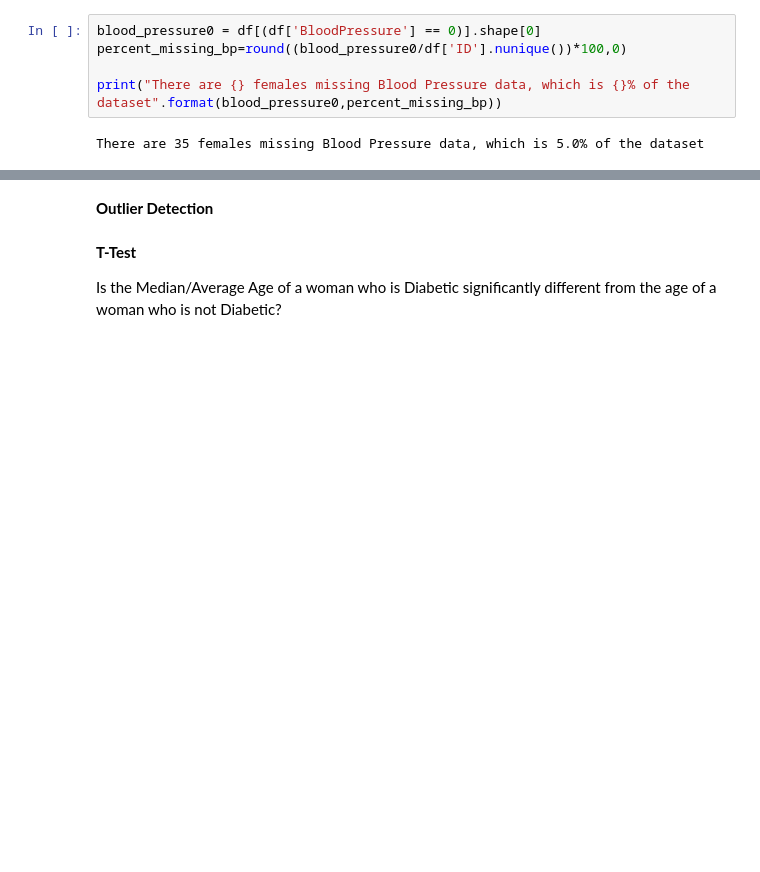
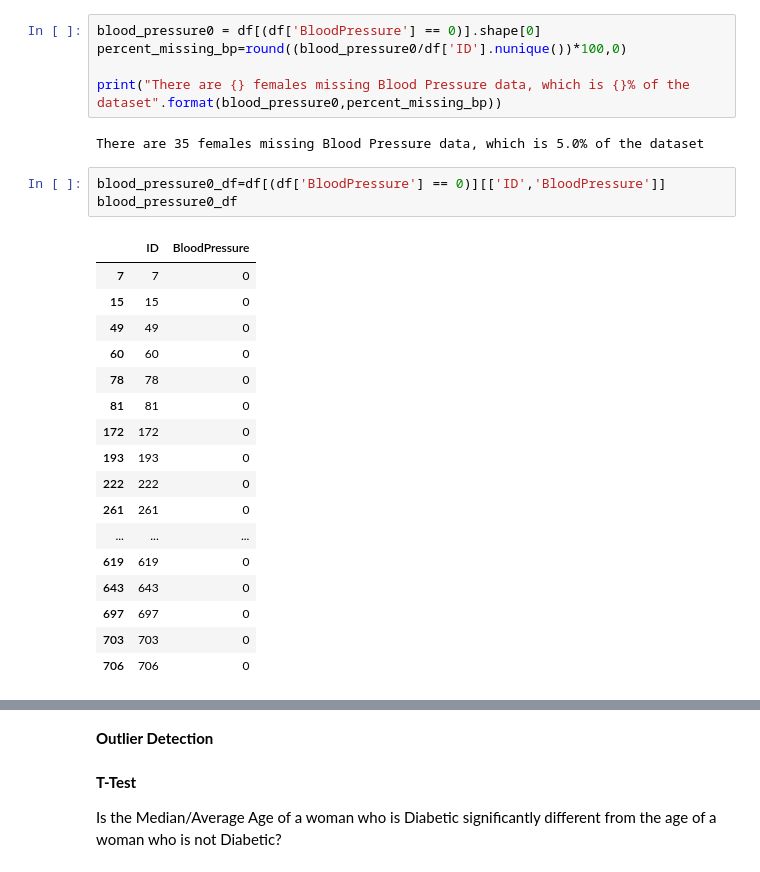
Before and after one commit to rhiats/pimaSpec, a Jupyter notebook: pima.ipynb, the cells around one changed output, grey strips where cells are left out. Drawn from its saved outputs; the diff is of its cells as text; blank space fills up the shorter version.

```diff
--- a/pima.ipynb
+++ b/pima.ipynb
@@ -215,3 +228,24 @@ percent_missing_bp=round((blood_pressure0/df['ID'].nunique())*100,0)
 print("There are {} females missing Blood Pressure data, which is {}% of the dataset".format(blood_pressure0,percent_missing_bp))
 # %% [output]
 There are 35 females missing Blood Pressure data, which is 5.0% of the dataset
+# %%
+blood_pressure0_df=df[(df['BloodPressure'] == 0)][['ID','BloodPressure']]
+blood_pressure0_df
+# %% [output]
+|  | ID | BloodPressure |
+| 7 | 7 | 0 |
+| 15 | 15 | 0 |
+| 49 | 49 | 0 |
+| 60 | 60 | 0 |
+| 78 | 78 | 0 |
+| 81 | 81 | 0 |
+| 172 | 172 | 0 |
+| 193 | 193 | 0 |
+| 222 | 222 | 0 |
+| 261 | 261 | 0 |
+| ... | ... | ... |
+| 619 | 619 | 0 |
+| 643 | 643 | 0 |
+| 697 | 697 | 0 |
+| 703 | 703 | 0 |
+| 706 | 706 | 0 |
```
Also changed, not shown: parts of 16 cells of this notebook.
